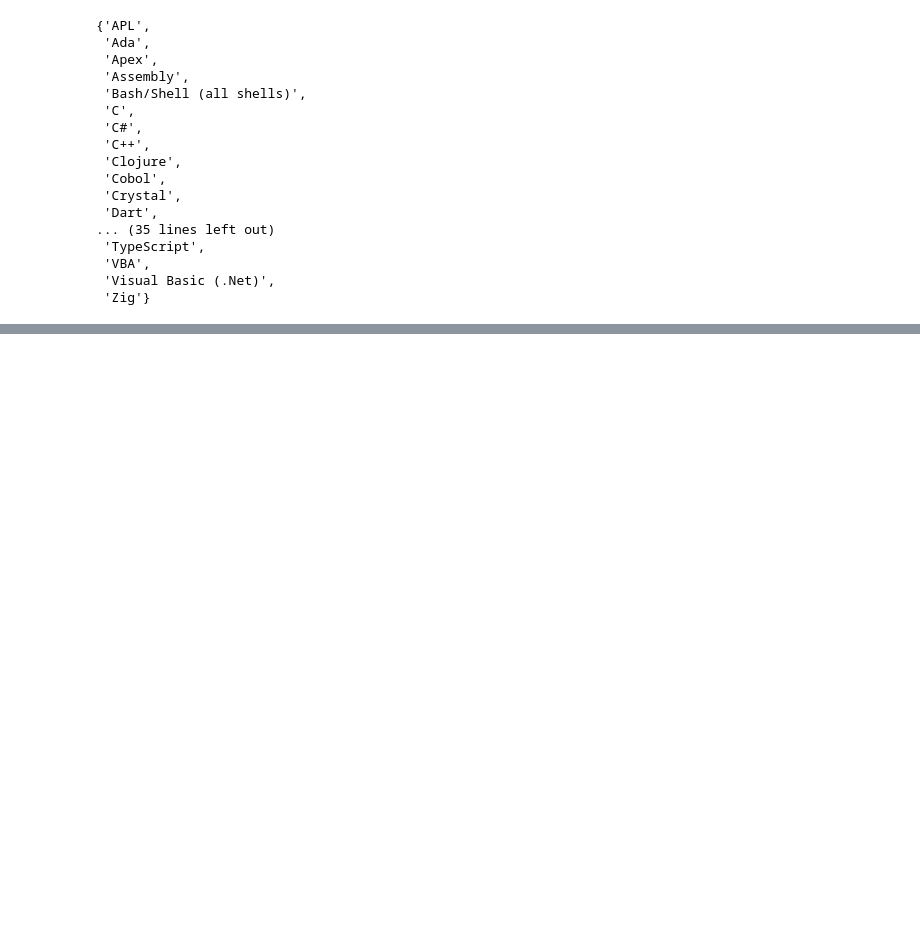
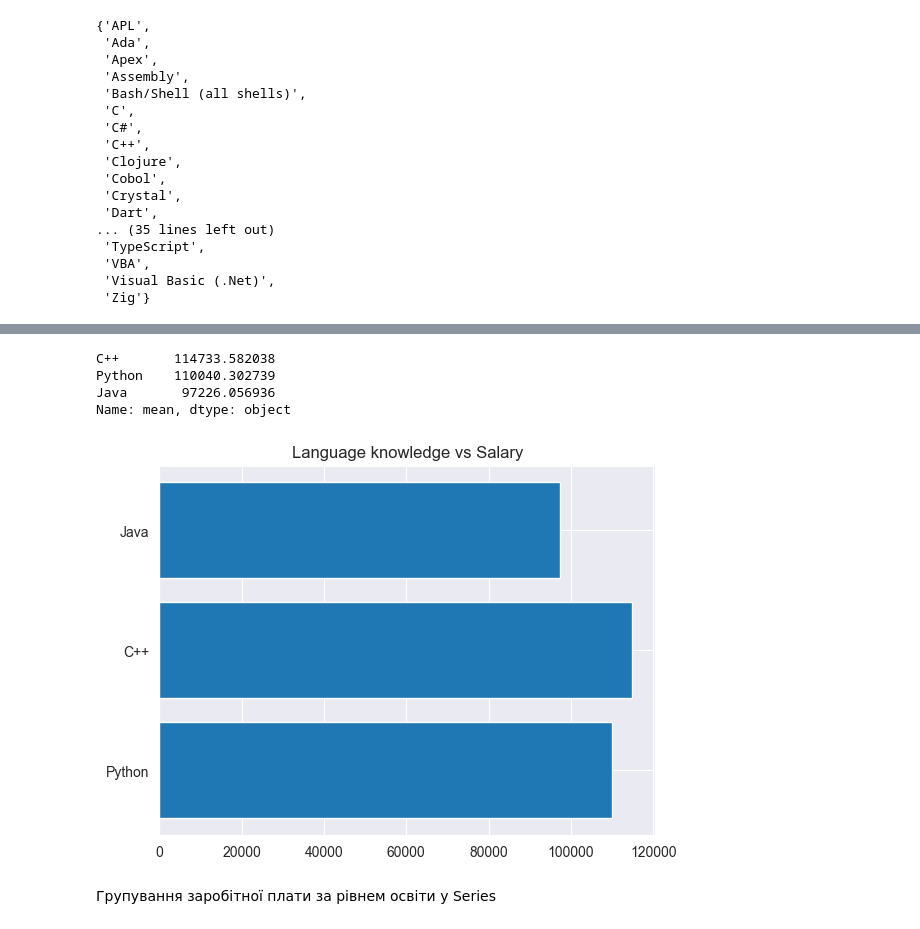
Before and after one commit to anonjustchillin/MachineLearning_labs, a Jupyter notebook: lin_reg_task/task2.ipynb, the cells around one changed output, grey strips where cells are left out. Cells and saved outputs as stored; diff of their text form; code cells hidden in the pictures; blank space fills up the shorter version.

```diff
--- a/lin_reg_task/task2.ipynb
+++ b/lin_reg_task/task2.ipynb
@@ -99,0 +127,17 @@ salary_per_langue.T.head()
+# %%
+df2 = salary_per_langue.loc[["Python", "C++", "Java"]]
+df2.T.loc['mean'].sort_values(ascending=False)
+# %% [output]
+C++       114733.582038
+Python    110040.302739
+Java       97226.056936
+Name: mean, dtype: object
+# %%
+plt.rcParams.update({'font.size': 10})
+plt.barh(y=df2["Language"], width=df2["mean"])
+plt.title('Language knowledge vs Salary')
+plt.show()
+# %% [output]
+[figure, added]
+# %% [markdown]
+Групування заробітної плати за рівнем освіти у Series
```
Also changed, not shown: parts of 42 cells of this notebook, 1 other file.
